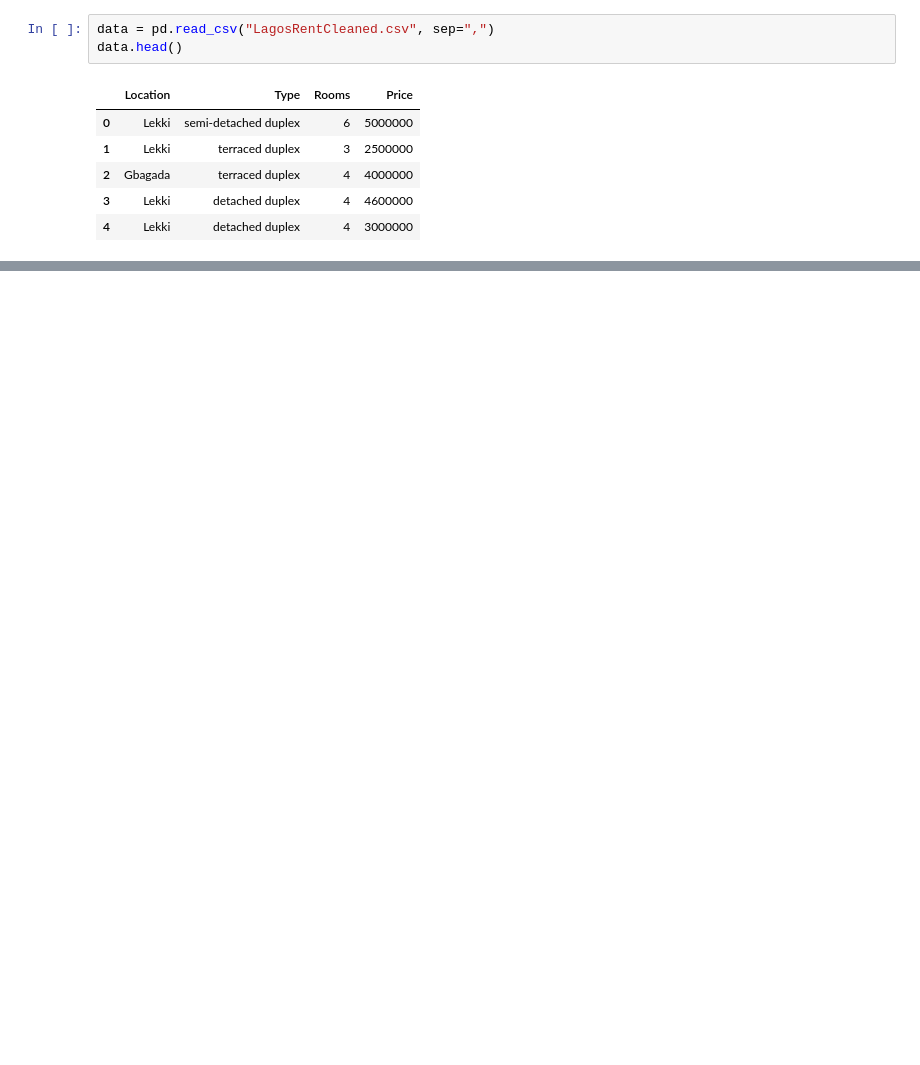
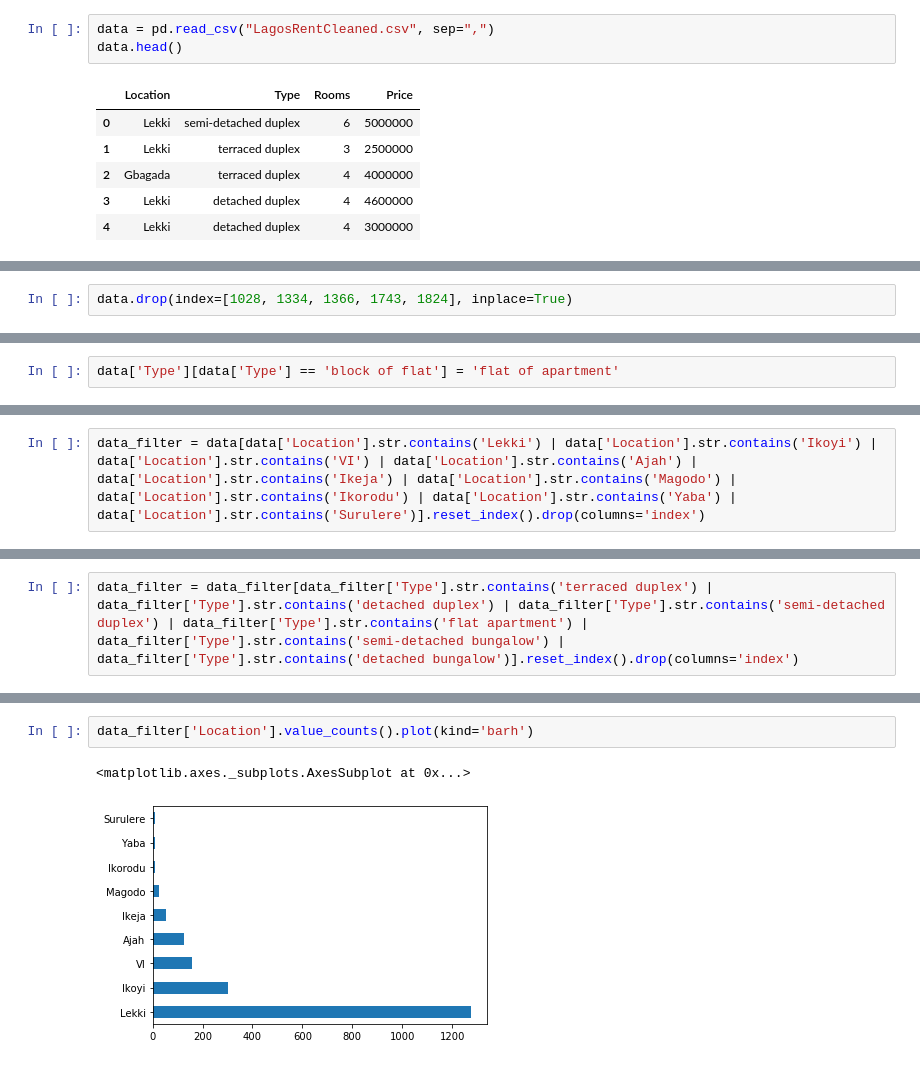
Before and after one commit to Khamaldeeen/SGA08_DATASCI, a Jupyter notebook: Week4/LagosRentReg.ipynb, the cells around one changed output, grey strips where cells are left out. Drawn from its saved outputs; the diff is of its cells as text; blank space fills up the shorter version.

```diff
--- a/Week4/LagosRentReg.ipynb
+++ b/Week4/LagosRentReg.ipynb
@@ -18,0 +67,2 @@ data.head()
+# %%
+data.drop(index=[1028, 1334, 1366, 1743, 1824], inplace=True)
@@ -18,0 +91,2 @@ data.head()
+# %%
+data['Type'][data['Type'] == 'block of flat'] = 'flat of apartment'
@@ -18,0 +115,2 @@ data.head()
+# %%
+data_filter = data[data['Location'].str.contains('Lekki') | data['Location'].str.contains('Ikoyi') | data['Location'].str.contains('VI') | data['Location'].str.contains('Ajah') | data['Location'].str.contains('Ikeja') | data['Location'].str.contains('Magodo') | data['Location'].str.contains('Ikorodu') | data['Location'].str.contains('Yaba') | data['Location'].str.contains('Surulere')].reset_index().drop(columns='index')
@@ -18,0 +131,2 @@ data.head()
+# %%
+data_filter = data_filter[data_filter['Type'].str.contains('terraced duplex') | data_filter['Type'].str.contains('detached duplex') | data_filter['Type'].str.contains('semi-detached duplex') | data_filter['Type'].str.contains('flat apartment') | data_filter['Type'].str.contains('semi-detached bungalow') | data_filter['Type'].str.contains('detached bungalow')].reset_index().drop(columns='index')
@@ -18,0 +149,5 @@ data.head()
+# %%
+data_filter['Location'].value_counts().plot(kind='barh')
+# %% [output]
+<matplotlib.axes._subplots.AxesSubplot at 0x...>
+[figure, added]
```
Also changed, not shown: parts of 35 cells of this notebook.
